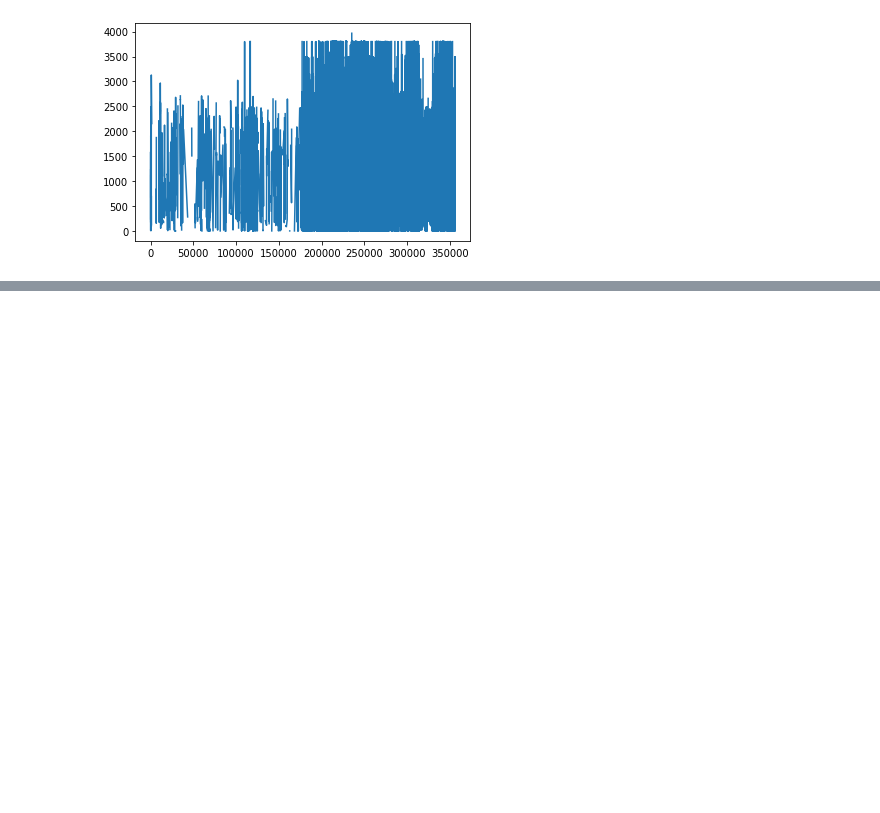
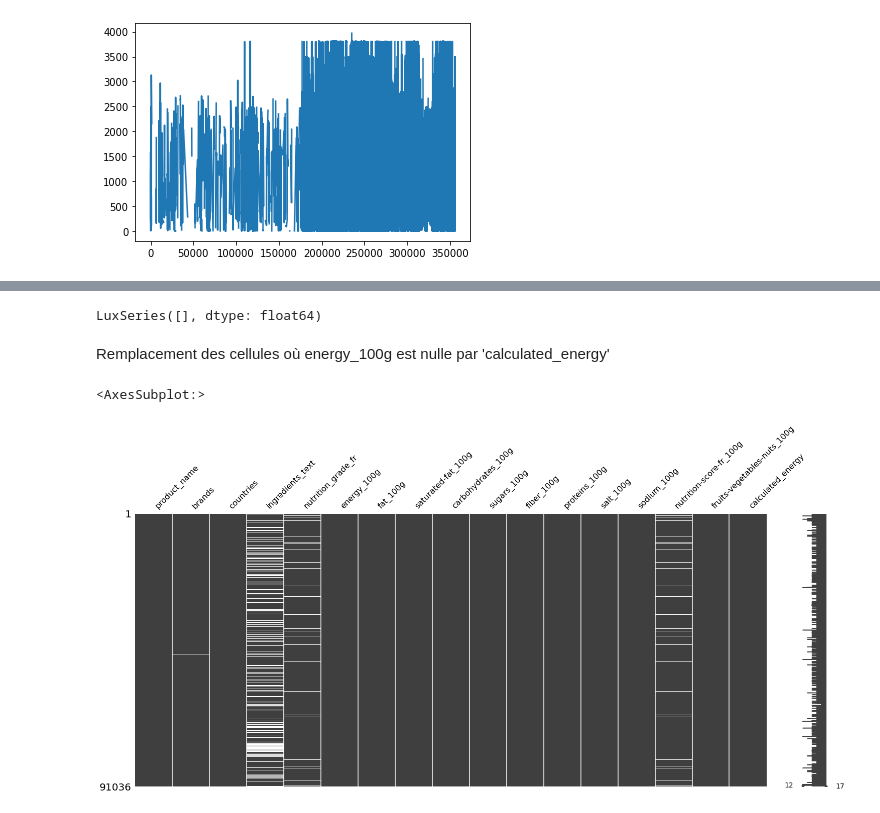
Before and after one commit to ATelders/foodflix, a Jupyter notebook: notebook/2021-03-21-at-data-cleaning.ipynb, the cells around one changed output, grey strips where cells are left out. Cells and saved outputs as stored; diff of their text form; code cells hidden in the pictures; blank space fills up the shorter version.

```diff
--- a/notebook/2021-03-21-at-data-cleaning.ipynb
+++ b/notebook/2021-03-21-at-data-cleaning.ipynb
@@ -229,0 +279,2 @@ msno.matrix(clean_df)
+# %%
+clean_df['calculated_energy'] = (clean_df['fat_100g'] * 38) + ((clean_df['carbohydrates_100g'] + clean_df['proteins_100g']) * 17)
@@ -234,6 +290,8 @@ empty_score
 # %% [output]
 [interactive output not drawn]
 [interactive output not drawn]
+# %%
+clean_df['energy_100g'] = df[item].fillna(0)
 # %%
 clean_df.shape
 # %% [output]
@@ -240,0 +299,13 @@ clean_df.shape
+# %%
+clean_df['calculated_energy'].loc[clean_df['energy_100g'].isna()]
+# %% [output]
+LuxSeries([], dtype: float64)
+# %% [markdown]
+Remplacement des cellules où energy_100g est nulle par 'calculated_energy'
+# %%
+clean_df.loc[clean_df['energy_100g'].isna(),'energy_100g'] = clean_df['calculated_energy']
+# %%
+msno.matrix(clean_df)
+# %% [output]
+<AxesSubplot:>
+[figure, added]
```
Also changed, not shown: parts of 32 cells of this notebook, 1 other file.
